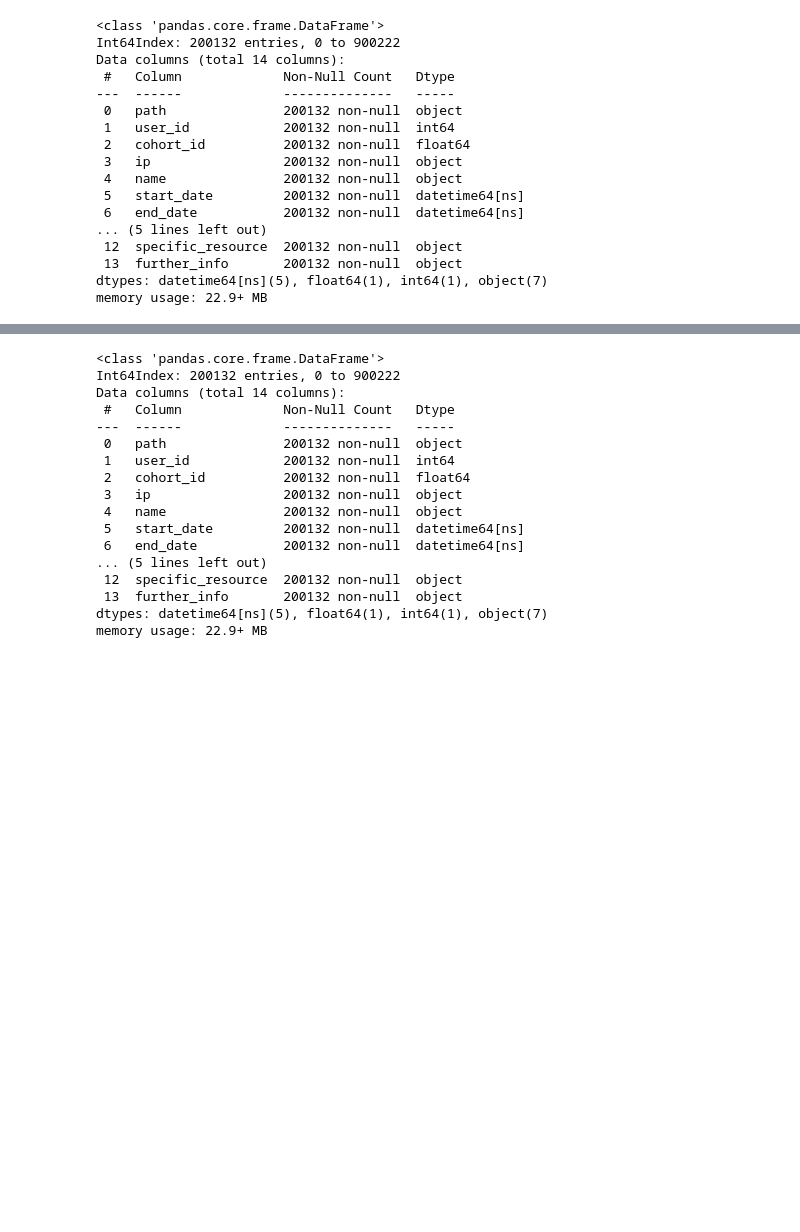
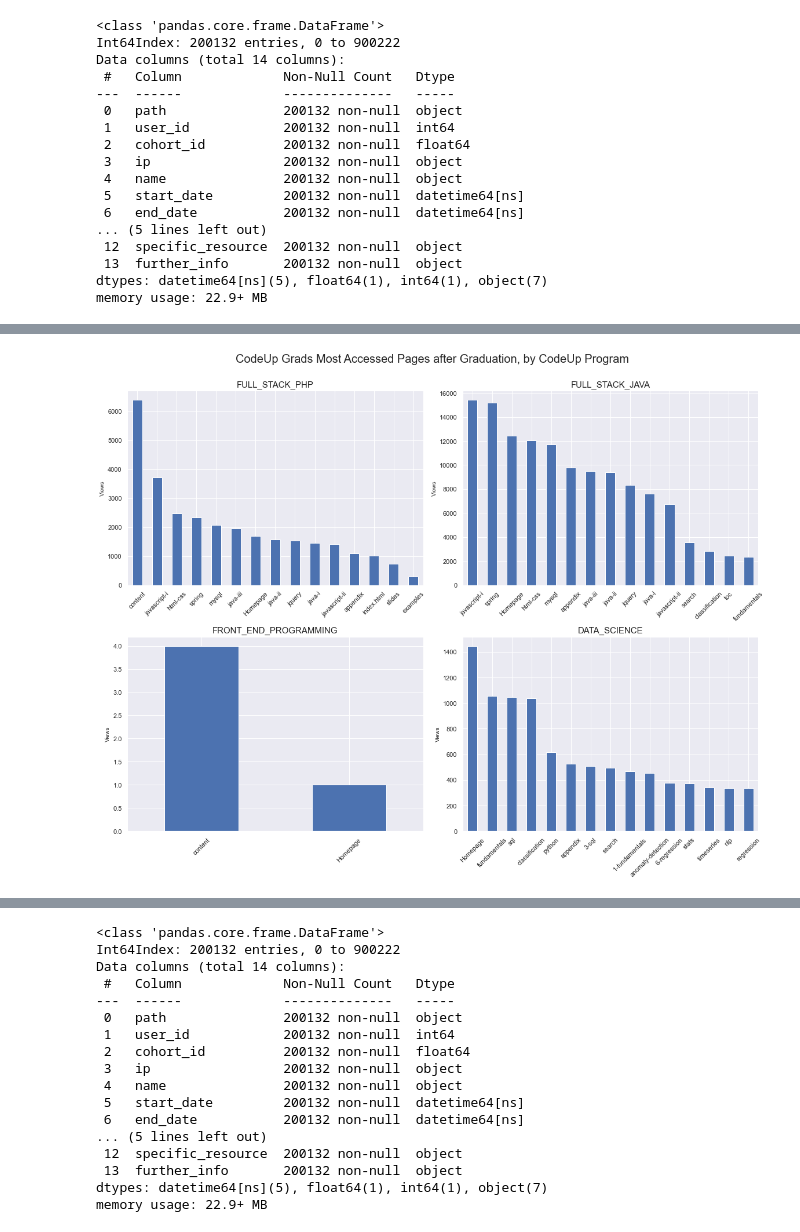
Before and after one commit to bowen-lindsey-shiben-turner/anamoly-detection, a Jupyter notebook: test_run.ipynb, the cells around one changed output, grey strips where cells are left out. Saved outputs shown, nothing was run; the diff lists cells and outputs as text; code cells hidden in the pictures; blank space fills up the shorter version.

Commit message:
added wrangle script to prepare, streamlined visuals

```diff
--- a/test_run.ipynb
+++ b/test_run.ipynb
@@ -66,4 +66,24 @@ def get_coursework_topic_and_specific_resource(df):
     df.specific_resource = specific_resource
     df.further_info = further_info
     return df
+# %%
+# Explore function
+
+def explore_q6_df():
+    """This function segments the dataframe to only represent page views from graduated students, i.e. outside of cohort start and end dates.
+    The function then adds three columns to the dataframe, ['coursework_topic', 'specific_resource', and 'further_info'] derived from the 'path' column.
+    Page views are then categorized by graduate program type, and by major area of interest, under the 'coursework topic' heading.
+    Arguments: none.
+    Returns: DataFrame.
+    """
+    # obtain the parent dataframe from the prepare file
+    df = prepare.wrangle_logs()
+    # only use the page views from gradudated students (i.e. requst dates outside of the cohort end date)
+    df = df[df.date_time > df.end_date]
+    # create df columns
+    df['coursework_topic'] = ''
+    df['specific_resource'] = ''
+    df['further_info'] = ''
+    df = get_coursework_topic_and_specific_resource(df)
+    return df
 # %%
@@ -139,3 +148,34 @@ df.program_id.unique()
+# %%
+df = explore_q6_df()
+fig, axs = plt.subplots(nrows=2, ncols=2, figsize=(16,12), constrained_layout=True)
+fig.suptitle("CodeUp Grads Most Accessed Pages after Graduation, by CodeUp Program", fontsize=20, y=1.05)
+for program, ax in zip(df.program_id.unique(), axs.ravel()):
+    df[df.program_id==(program)].coursework_topic.value_counts().head(15).plot.bar(ax=ax, rot=45)#.barh(y=df.program_id, width= df.date_time, rot=10)
+    # chart formatting
+    ax.set_title(program.upper(), fontsize=15)
+    #ax.get_legend().remove()
+    ax.set_xlabel("", fontsize=10)
+    ax.set_ylabel("Views", fontsize=10)
+plt.show()
+
+# # define subplot grid
+# fig, axs = plt.subplots(nrows=3, ncols=2, figsize=(15, 12))
+# plt.subplots_adjust(hspace=0.5)
+# fig.suptitle("Daily closing prices", fontsize=18, y=0.95)
+
+# # loop through tickers and axes
+# for ticker, ax in zip(tickers, axs.ravel()):
+#     # filter df for ticker and plot on specified axes
+#     df[df["ticker"] == ticker].plot(ax=ax)
+
+#     # chart formatting
+#     ax.set_title(ticker.upper())
+#     ax.get_legend().remove()
+#     ax.set_xlabel("")
+
+# plt.show()
+# %% [output]
+[figure, added]
 # %%
 df = explore_q6_df()
 
```
Also changed, not shown: parts of 9 cells of this notebook, 3 other files.
